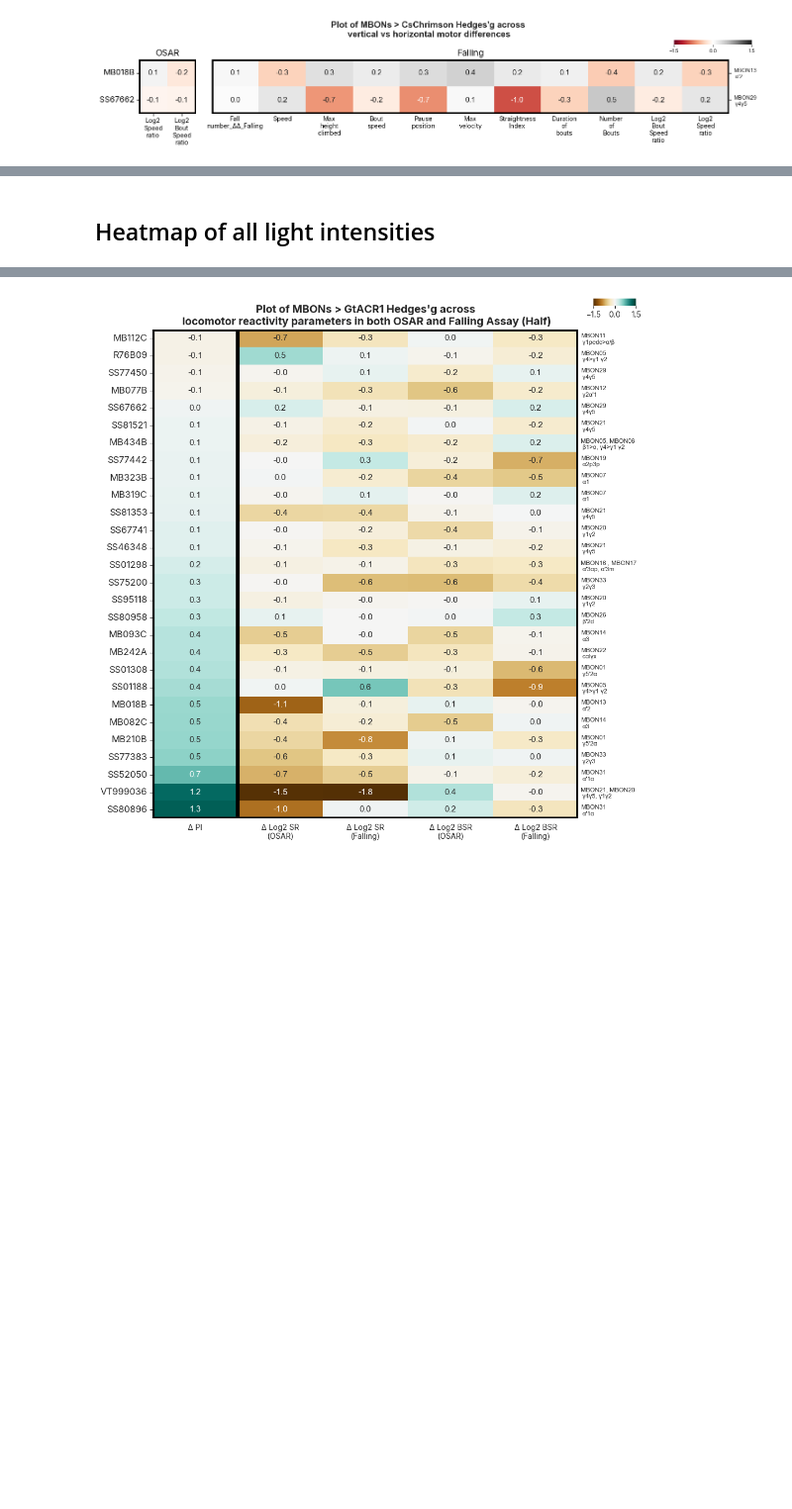
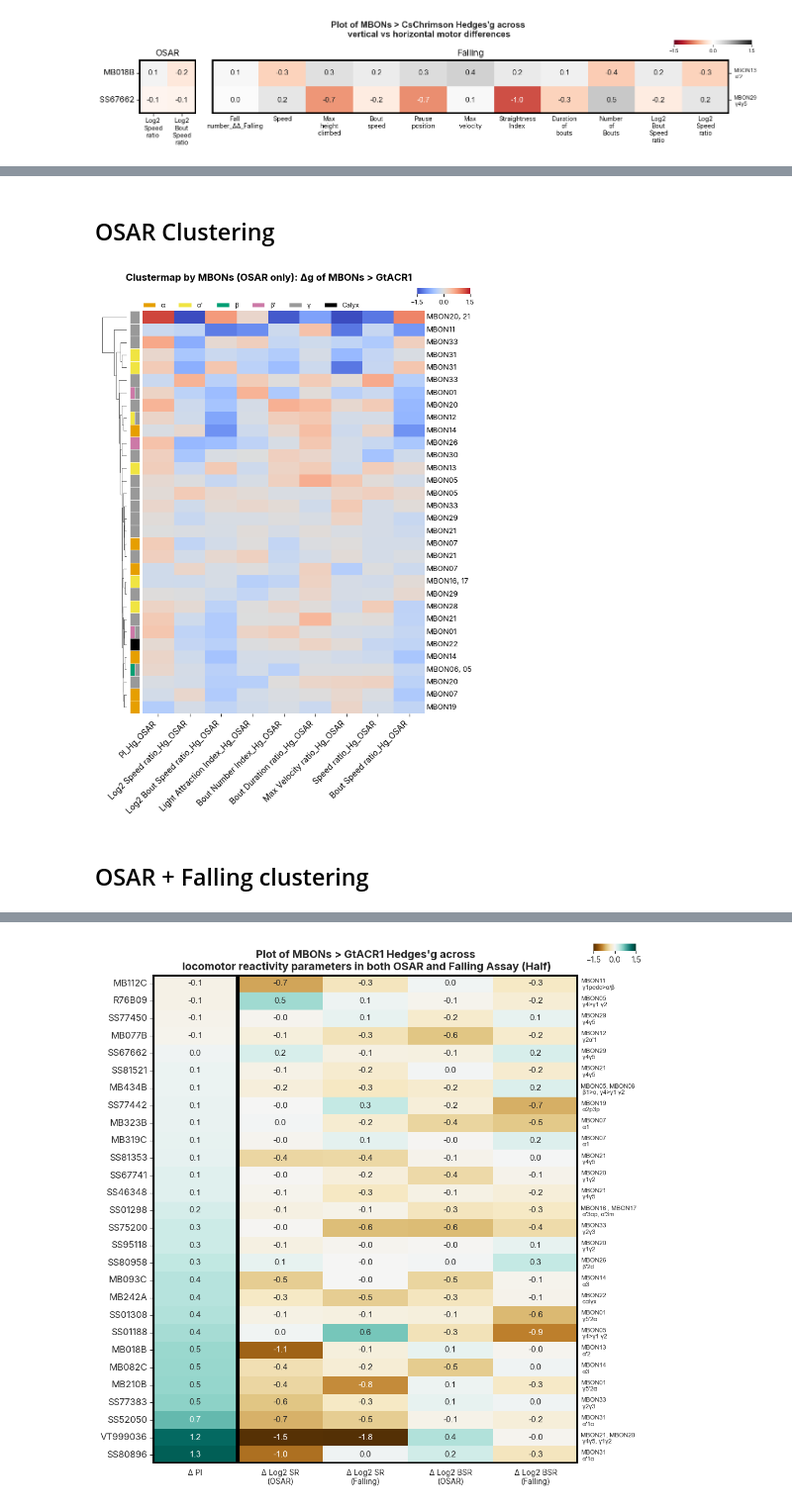
Before and after one commit to lnicole08/OSAR-Nicole-version, a Jupyter notebook: Falling-OSAR heatmaps only.ipynb, the cells around one changed output, grey strips where cells are left out. Shown at 99% size. Drawn from its saved outputs; the diff is of its cells as text; code cells hidden in the pictures; blank space fills up the shorter version.

```diff
--- a/Falling-OSAR heatmaps only.ipynb
+++ b/Falling-OSAR heatmaps only.ipynb
@@ -622,2 +656,2 @@ g2.savefig(filesavedir  + date + "_clustermap_metric_" + responder + "_" + data_
-# %% [markdown]
-## Heatmap of all light intensities
+# %% [markdown]
+## OSAR Clustering
@@ -623,0 +722,56 @@ g2.savefig(filesavedir  + date + "_clustermap_metric_" + responder + "_" + data_
+# %%
+# Clustermap by MBONs (row clustering)
+plt.rcParams["font.family"] = "Inter"
+
+g1 = sns.clustermap(df_cluster_data, cmap=colormap, method='weighted', metric='euclidean',
+                    yticklabels=False, xticklabels=list(df_cluster_data.columns), vmin=-1.5, vmax=1.5,
+                    row_cluster=True, col_cluster=False, annot=False,
+                    row_colors=['#FFFFFF'] * len(df_cluster_data),
+                    dendrogram_ratio=(dendrogram_size, dendrogram_size),
+                    cbar_kws=dict(orientation='horizontal', ticks=[-1.5, 0, 1.5]),
+                    figsize=(fig_width, fig_height), cbar_pos=(0.92, 0.955, 0.15, 0.010))
+
+# Colorbar tick size
+cbar = g1.ax_cbar
+cbar.tick_params(labelsize=8)
+
+# Get positions
+row_colors_pos = g1.ax_row_colors.get_position()
+heatmap_pos = g1.ax_heatmap.get_position()
+
+# Horizontal gaps: shift row_colors and heatmap right
+g1.ax_row_colors.set_position([row_colors_pos.x0 + gap, row_colors_pos.y0, row_colors_pos.width, row_colors_pos.height])
+g1.ax_heatmap.set_position([heatmap_pos.x0 + gap*2, heatmap_pos.y0, heatmap_pos.width - gap*2, heatmap_pos.height])
+
+# Draw proportional lobe colors
+ax_row_colors = g1.ax_row_colors
+row_order = g1.dendrogram_row.reordered_ind
+ax_row_colors.clear()
+ax_row_colors.set_xlim(0, 1)
+ax_row_colors.set_ylim(0, len(row_order))
+ax_row_colors.invert_yaxis()
+ax_row_colors.axis('off')
+
+for i, idx in enumerate(row_order):
+    lobes = df_cluster['Lobes_parsed'].iloc[idx]
+    n_lobes = len(lobes) if lobes else 1
+    for j, lobe in enumerate(lobes):
+        rect = plt.Rectangle((j / n_lobes, i), 1 / n_lobes, 1, facecolor=lobe_palette.get(lobe, '#FFFFFF'), edgecolor='white', linewidth=0.5)
+        ax_row_colors.add_patch(rect)
+
+# Labels and title
+g1.ax_heatmap.set_ylabel('')
+g1.ax_heatmap.set_xticklabels(g1.ax_heatmap.get_xticklabels(), rotation=45, ha='right', fontsize=10)
+g1.fig.suptitle(f'Clustermap by MBONs ({mode_label}): Δg of MBONs > {responderrename}', weight='bold', fontsize=12, y=0.99)
+
+for i, idx in enumerate(row_order):
+    g1.ax_heatmap.text(1.005, i + 0.5, df_cluster['Name_short'].iloc[idx], ha='left', va='center', fontsize=9, transform=g1.ax_heatmap.get_yaxis_transform())
+
+# Horizontal legend at top (where col_colors would be)
+legend_elements = [plt.Rectangle((0,0),1,1, facecolor=c, edgecolor='white', label=l) for l, c in lobe_palette.items() if l != 'Unknown']
+g1.fig.legend(handles=legend_elements, loc='upper center', bbox_to_anchor=(0.45, 0.95),
+              ncol=len(legend_elements), fontsize=8, frameon=False)
+
+plt.show()
+# %% [output]
+[figure, added]
@@ -623,0 +836,2 @@ g2.savefig(filesavedir  + date + "_clustermap_metric_" + responder + "_" + data_
+# %% [markdown]
+## OSAR + Falling clustering
```
Also changed, not shown: parts of 8 cells of this notebook, 4 other files.
